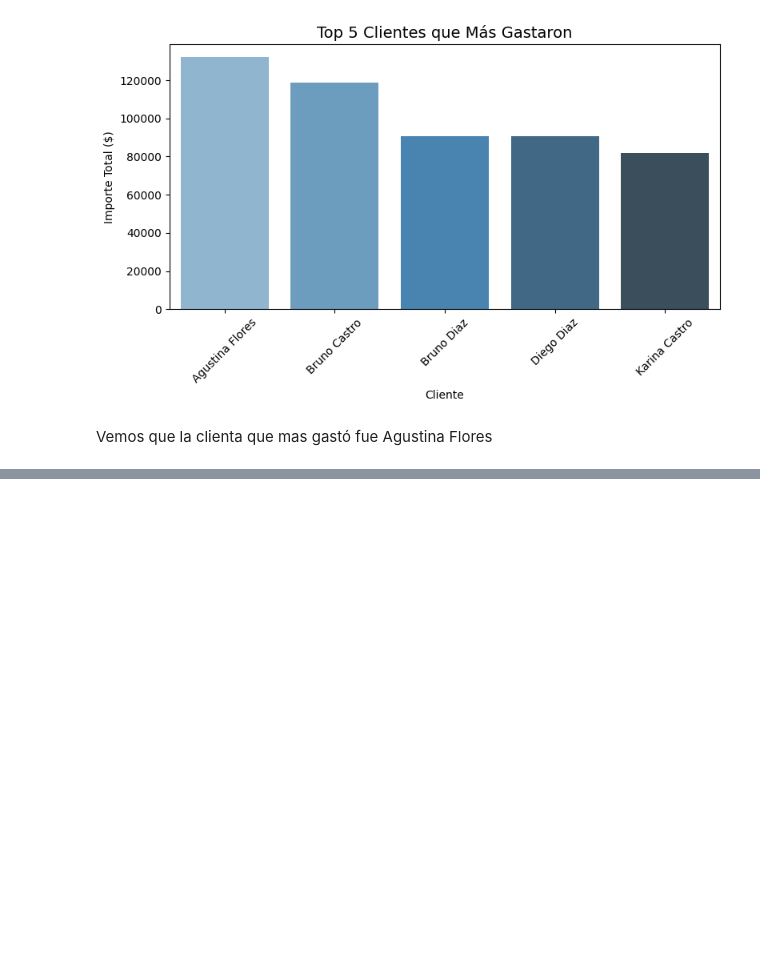
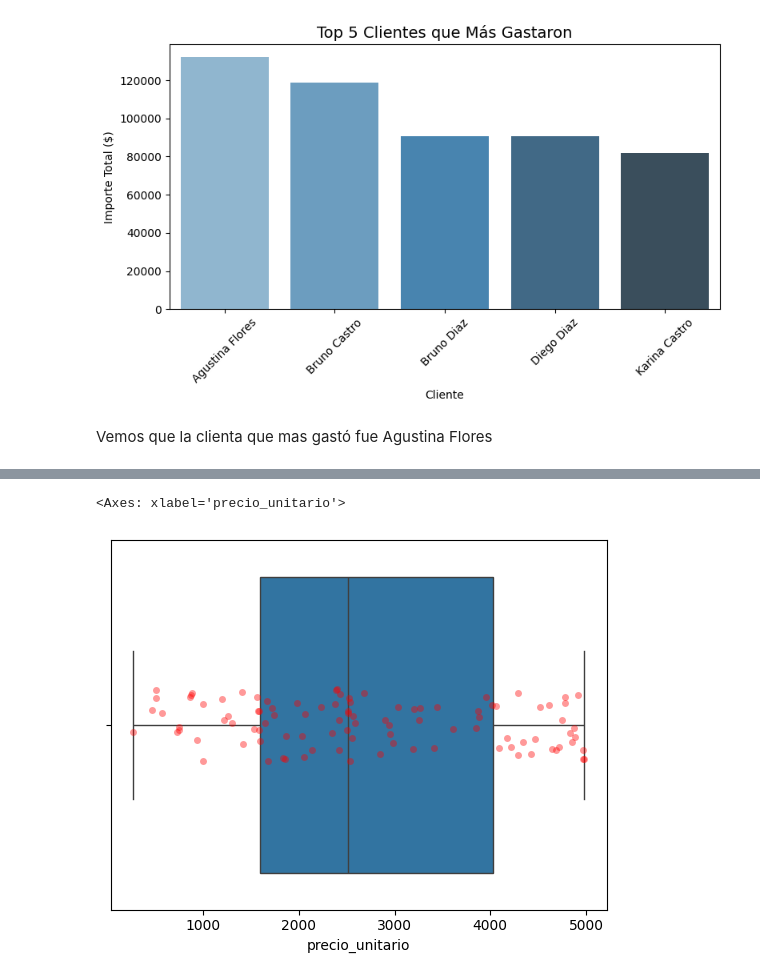
Before and after one commit to luisestebanardiles/Proyecto-Aurelion, a Jupyter notebook: limpieza_datos.ipynb, the cells around one changed output, grey strips where cells are left out. Drawn from its saved outputs; the diff is of its cells as text; code cells hidden in the pictures; blank space fills up the shorter version.

```diff
--- a/limpieza_datos.ipynb
+++ b/limpieza_datos.ipynb
@@ -690,0 +755,6 @@ Vemos que la clienta que mas gastó fue Agustina Flores
+# %%
+sns.boxplot(x=df_productos_limpio['precio_unitario'])
+sns.stripplot(x=df_productos_limpio['precio_unitario'], color='red', alpha=0.4)
+# %% [output]
+<Axes: xlabel='precio_unitario'>
+[figure, added]
```
Also changed, not shown: parts of 32 cells of this notebook, 4 other files.
